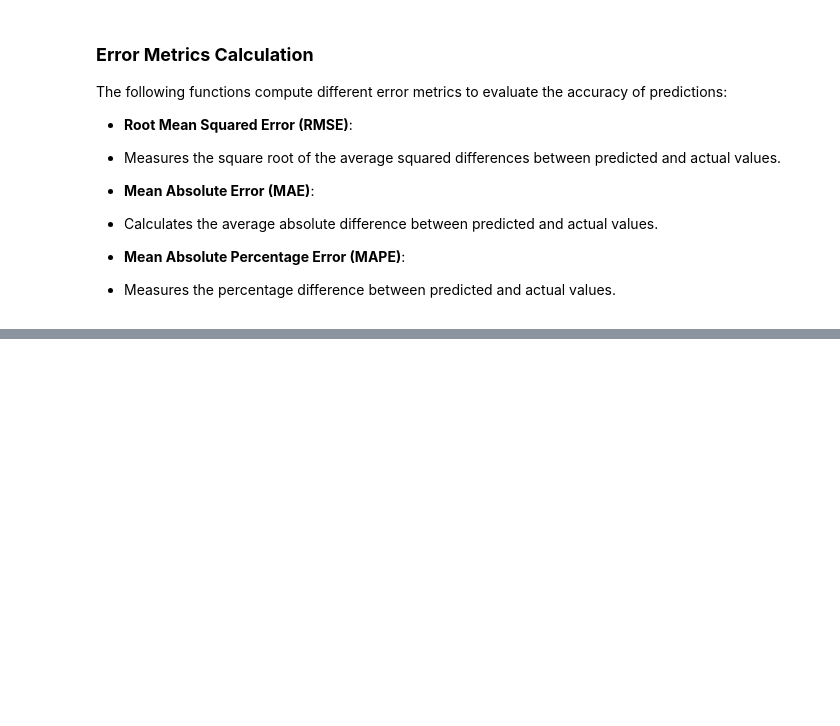
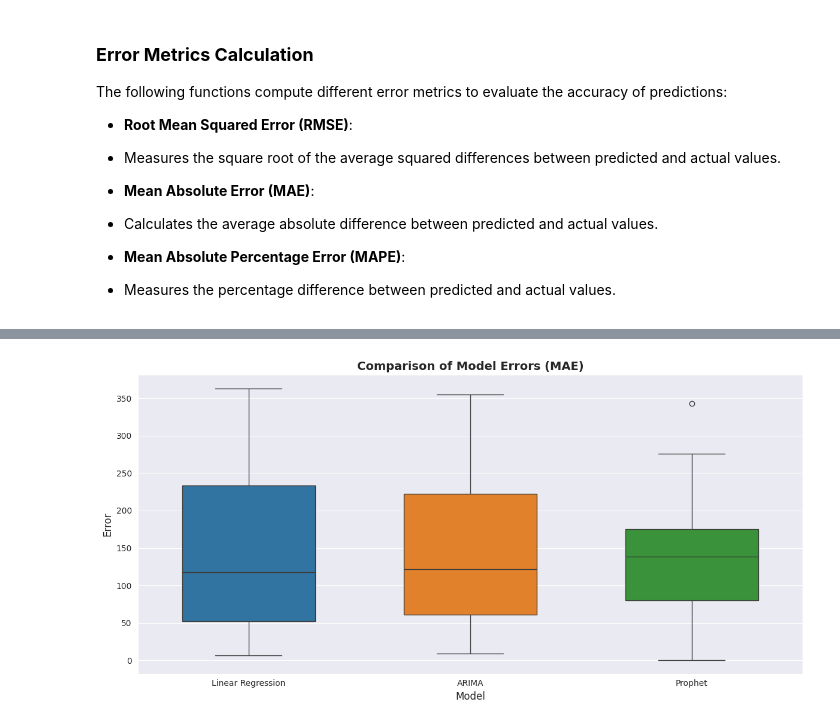
Before and after one commit to Ahmed-BarqO3/SalesForecasting, a Jupyter notebook: src/Initial_project.ipynb, the cells around one changed output, grey strips where cells are left out. Drawn from its saved outputs; the diff is of its cells as text; code cells hidden in the pictures; blank space fills up the shorter version.

```diff
--- a/src/Initial_project.ipynb
+++ b/src/Initial_project.ipynb
@@ -471,0 +703,32 @@ plt.show()
+# %%
+model_data = [
+    ("Linear Regression", Calculate_Error_MAE(lr_pred)),
+    ("ARIMA", Calculate_Error_MAE(arima_pred.values)),
+    ("Prophet", Calculate_Error_MAE(fb_pred.yhat)),
+]
+
+# Convert model_data to DataFrame
+model_data = pd.DataFrame(data=[(model, error) for model, errors in model_data for error in errors],
+                          columns=['Model', 'Error'])
+
+# Set Seaborn style
+sns.set_style("darkgrid")
+
+# Create the figure
+plt.figure(figsize=(12, 6))
+
+# Boxplot with custom colors
+palette = ["#1f77b4", "#ff7f0e", "#2ca02c"]  # Custom color palette
+sns.boxplot(x="Model", y="Error", data=model_data, palette=palette, width=0.6)
+
+
+# Labels and title
+plt.title("Comparison of Model Errors (MAE)", fontsize=14, fontweight="bold")
+plt.xlabel("Model", fontsize=12)
+plt.ylabel("Error", fontsize=12)
+
+# Adjust layout and show plot
+plt.tight_layout()
+plt.show()
+# %% [output]
+[figure, added]
```
Also changed, not shown: parts of 12 cells of this notebook.
